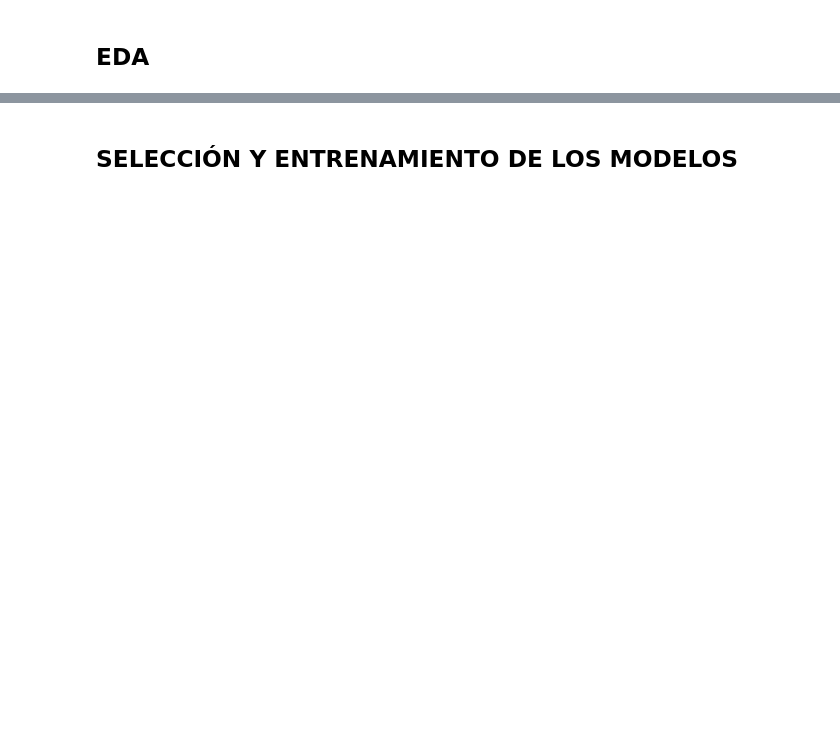
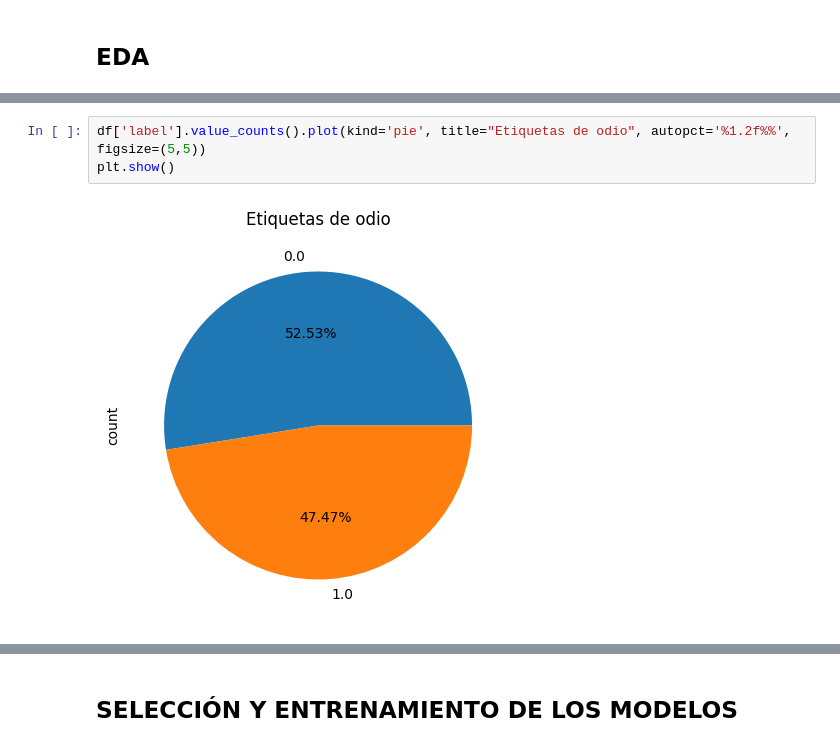
Before and after one commit to cabamarcos/HateSpeachRecognition, a Jupyter notebook: Actividad_3.ipynb, the cells around one changed output, grey strips where cells are left out. Drawn from its saved outputs; the diff is of its cells as text; blank space fills up the shorter version.

```diff
--- a/Actividad_3.ipynb
+++ b/Actividad_3.ipynb
@@ -61,0 +88,5 @@ El dataset original proporcionado en el proyecto transversal ha sido adaptado pa
+# %%
+df['label'].value_counts().plot(kind='pie', title="Etiquetas de odio", autopct='%1.2f%%', figsize=(5,5))
+plt.show()
+# %% [output]
+[figure, added]
```
Also changed, not shown: parts of 34 cells of this notebook.
